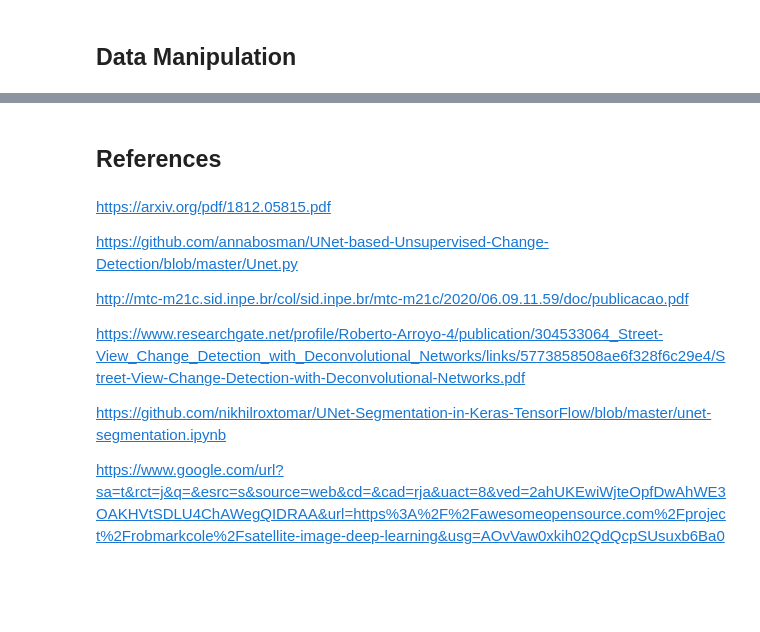
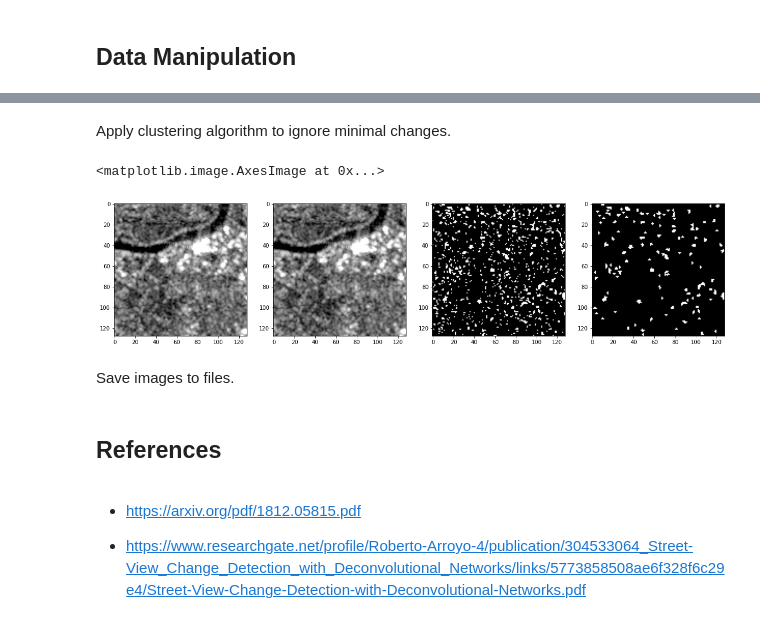
Before and after one commit to Gonkalos/LEI, a Jupyter notebook: Notebooks/change_detection.ipynb, the cells around one changed output, grey strips where cells are left out. Cells and saved outputs as stored; diff of their text form; code cells hidden in the pictures; blank space fills up the shorter version.

```diff
--- a/Notebooks/change_detection.ipynb
+++ b/Notebooks/change_detection.ipynb
@@ -473,0 +188,4 @@ prediction_image.save('prediction.png')
+# %%
+from data_preparation import normalize_data
+
+data = normalize_data(data)
@@ -473,0 +344,18 @@ prediction_image.save('prediction.png')
+# %% [markdown]
+Apply clustering algorithm to ignore minimal changes.
+# %%
+from clustering import run_clustering_image_pil
+
+clustering_image = run_clustering_image_pil(prediction_image)
+
+# display images
+fig, ax = plt.subplots(1, 4, figsize=(20, 20))
+ax[0].imshow(image1)
+ax[1].imshow(image1)
+ax[2].imshow(truth_image)
+ax[3].imshow(clustering_image)
+# %% [output]
+<matplotlib.image.AxesImage at 0x...>
+[figure, added]
+# %% [markdown]
+Save images to files.
@@ -474,14 +370,6 @@ prediction_image.save('prediction.png')
 # %% [markdown]
 ## References
-# %% [markdown]
-https://arxiv.org/pdf/1812.05815.pdf
-
-https://github.com/annabosman/UNet-based-Unsupervised-Change-Detection/blob/master/Unet.py
-
-http://mtc-m21c.sid.inpe.br/col/sid.inpe.br/mtc-m21c/2020/06.09.11.59/doc/publicacao.pdf
-
-https://www.researchgate.net/profile/Roberto-Arroyo-4/publication/304533064_Street-View_Change_Detection_with_Deconvolutional_Networks/links/5773858508ae6f328f6c29e4/Street-View-Change-Detection-with-Deconvolutional-Networks.pdf
-
-https://github.com/nikhilroxtomar/UNet-Segmentation-in-Keras-TensorFlow/blob/master/unet-segmentation.ipynb
-
-https://www.google.com/url?sa=t&rct=j&q=&esrc=s&source=web&cd=&cad=rja&uact=8&ved=2ahUKEwiWjteOpfDwAhWE3OAKHVtSDLU4ChAWegQIDRAA&url=https%3A%2F%2Fawesomeopensource.com%2Fproject%2Frobmarkcole%2Fsatellite-image-deep-learning&usg=AOvVaw0xkih02QdQcpSUsuxb6Ba0
+# %% [markdown]
+- https://arxiv.org/pdf/1812.05815.pdf
+
+- https://www.researchgate.net/profile/Roberto-Arroyo-4/publication/304533064_Street-View_Change_Detection_with_Deconvolutional_Networks/links/5773858508ae6f328f6c29e4/Street-View-Change-Detection-with-Deconvolutional-Networks.pdf
```
Also changed, not shown: parts of 93 cells of this notebook, 7 other files.
